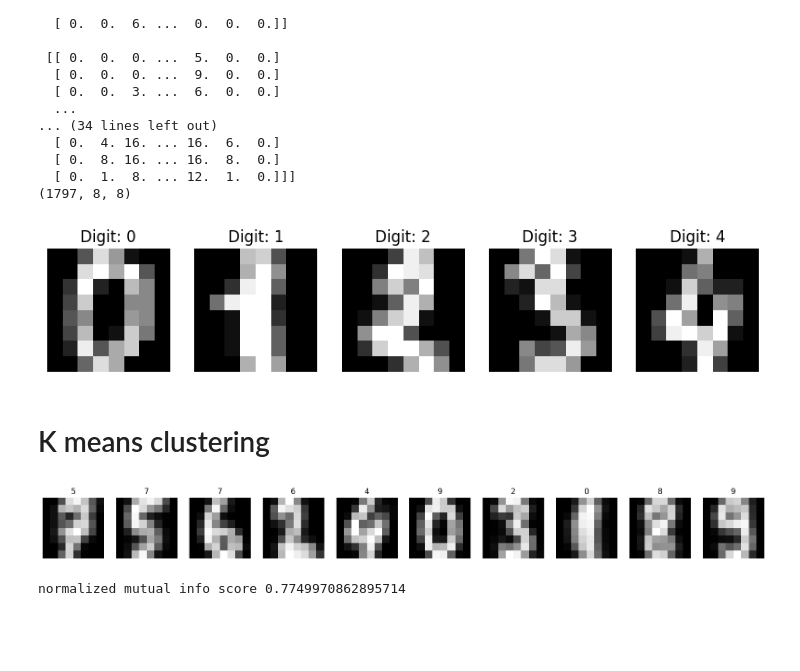
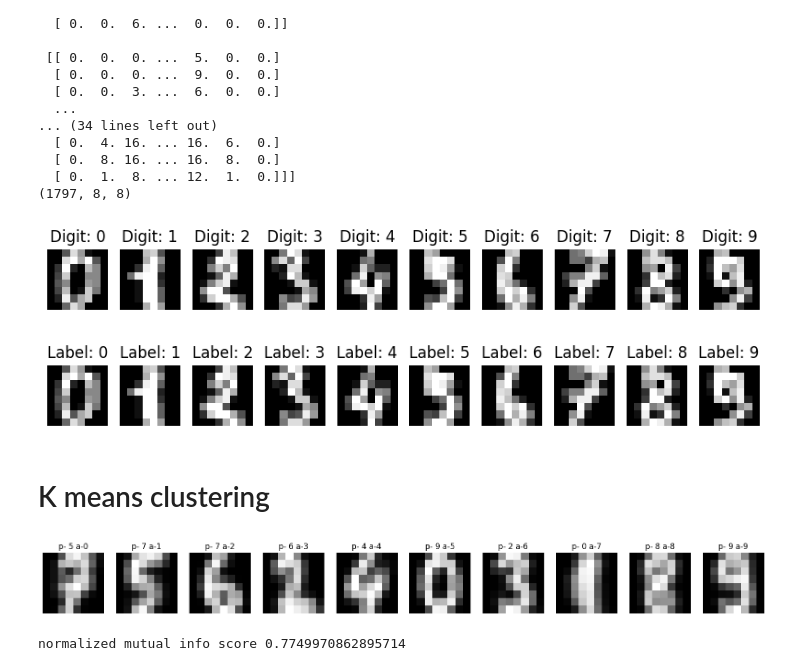
Before and after one commit to ruksad/descriptive-stats, a Jupyter notebook: lectures/17_1MarSL_ML/Lecture-12-ract.ipynb, the cells around one changed output. Drawn from its saved outputs; the diff is of its cells as text; code cells hidden in the pictures; blank space fills up the shorter version.

Commit message:
Kmeans clustering digits validation

```diff
--- a/lectures/17_1MarSL_ML/Lecture-12-ract.ipynb
+++ b/lectures/17_1MarSL_ML/Lecture-12-ract.ipynb
@@ -100,13 +102,37 @@ print(digits.images.shape)
 # %%
-fig, axes= plt.subplots(1,5, figsize=(10,3))
+fig, axes= plt.subplots(1,10, figsize=(10,3))
 
 for i, ax in enumerate(axes):
     ax.imshow(digits.images[i], cmap='gray')
     ax.set_title(f"Digit: {digits.target[i]}")
     ax.axis('off')
 plt.show()
 # %% [output]
-[figure, old version]
+[figure, new version]
+# %%
+import matplotlib.pyplot as plt
+from sklearn.datasets import load_digits
+
+# Load the digits dataset
+digits = load_digits()
+digits_x = digits.data
+digits_y = digits.target
+
+# Number of images to display
+num_images = 10
+
+# Create a figure with subplots
+fig, axes = plt.subplots(1, num_images, figsize=(10, 3))
+
+for i in range(num_images):
+    ax = axes[i]
+    ax.imshow(digits_x[i].reshape(8, 8), cmap='gray')
+    ax.set_title(f"Label: {digits_y[i]}")
+    ax.axis('off')
+
+plt.show()
+# %% [output]
+[figure, added]
 # %% [markdown]
 # K means clustering
 # %%
@@ -122,11 +148,11 @@ fig, axes= plt.subplots(1,10,figsize=(20,5))
 for i,ax in enumerate(axes):
     center_image= kmeans.cluster_centers_[i].reshape(8,8)
     ax.imshow(center_image, cmap='gray')
-    ax.set_title(kmeans.labels_[i])
+    ax.set_title(f"p- {kmeans.labels_[i]} a-{digits_y[i]}")
     ax.axis('off')
 plt.show()
 # %% [output]
-[figure, old version]
+[figure, new version]
 # %%
 print("normalized mutual info score",normalized_mutual_info_score(digits_y, kmeans.labels_))
 # %% [output]
```
Also changed, not shown: parts of 1 cell of this notebook.
